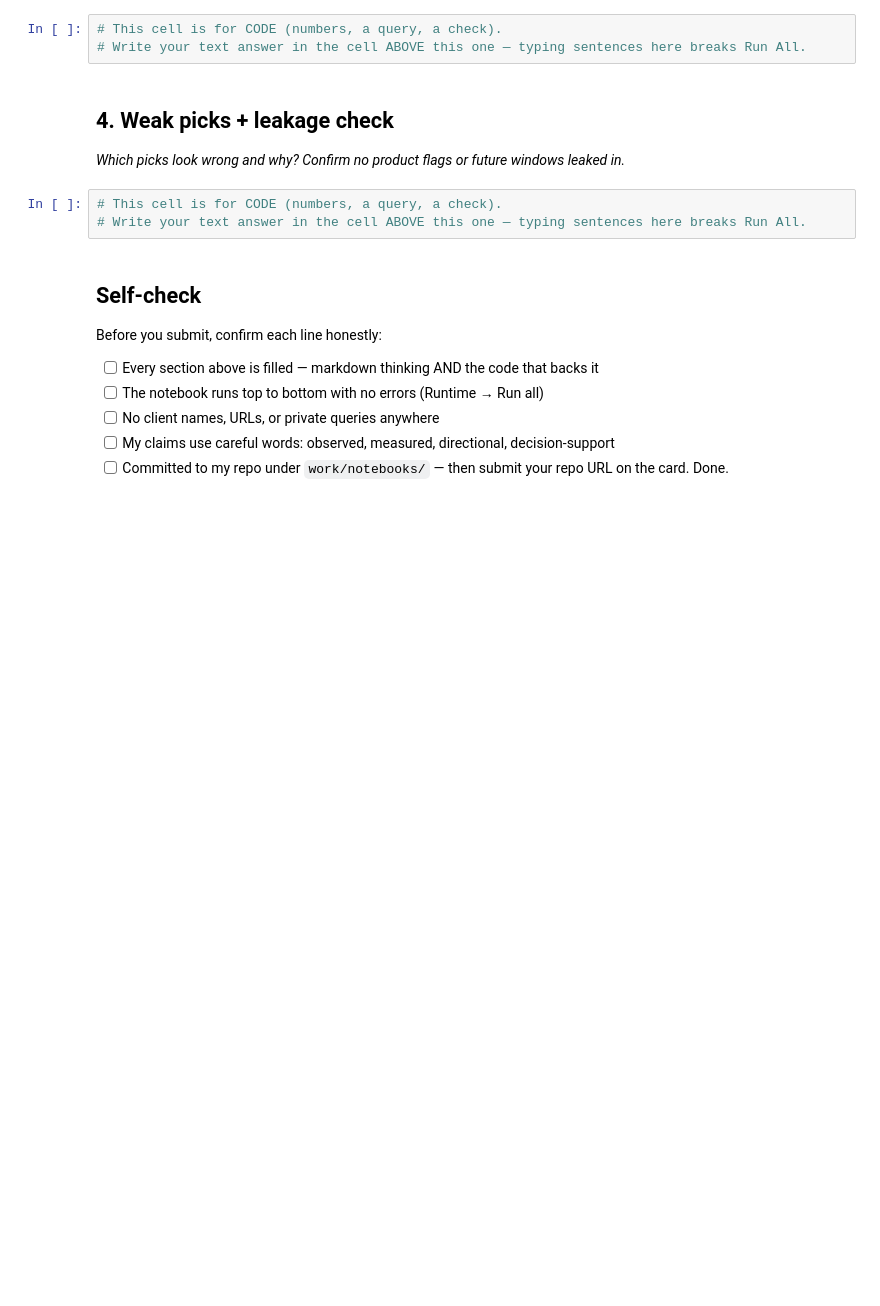
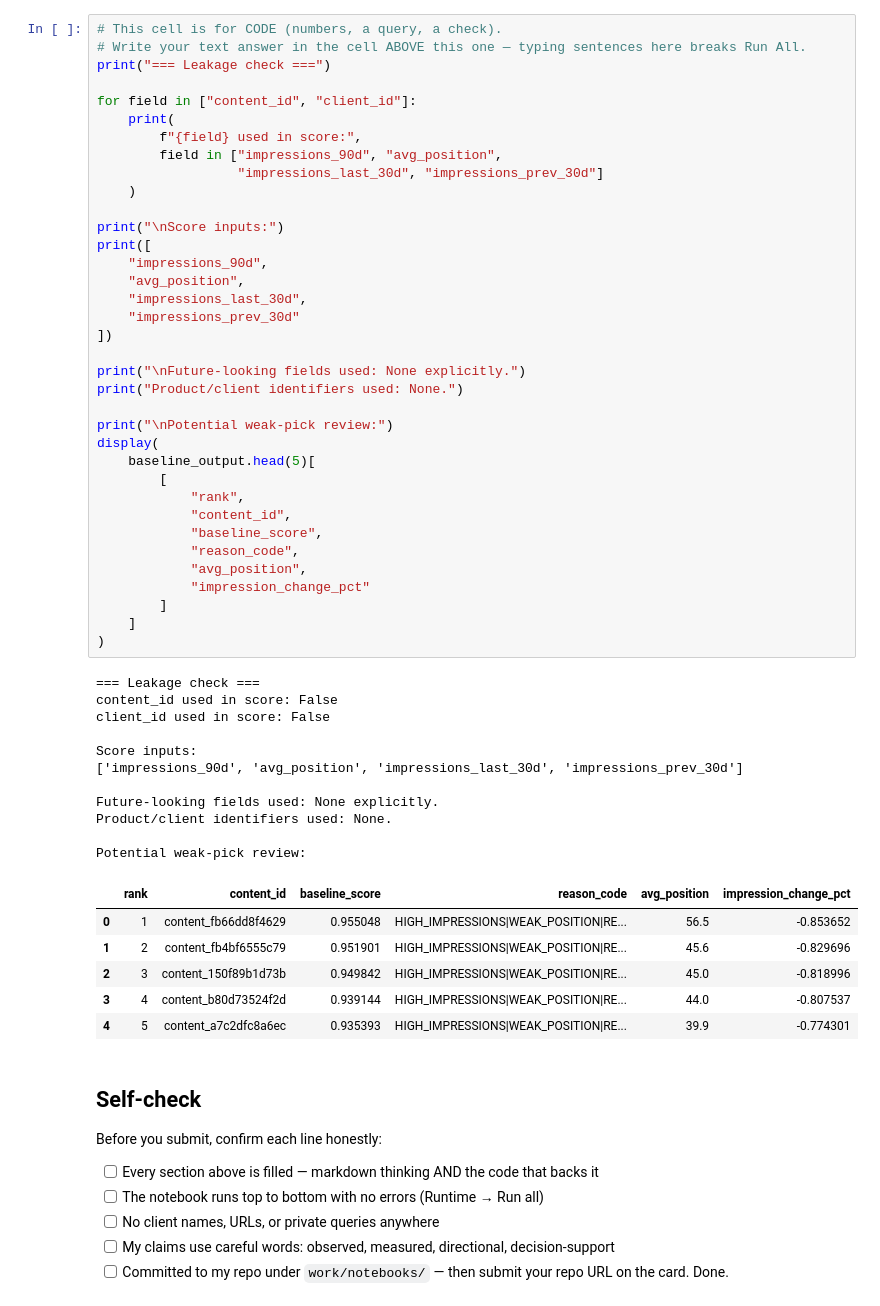
Before and after one commit to Utsabsinha19/flyrank-ml-internship, a Jupyter notebook: work/notebooks/w04_baseline_score.ipynb, the cells around one changed output. Drawn from its saved outputs; the diff is of its cells as text; blank space fills up the shorter version.

```diff
--- a/work/notebooks/w04_baseline_score.ipynb
+++ b/work/notebooks/w04_baseline_score.ipynb
@@ -27,13 +209,57 @@ This skeleton is yours to fill. Work the sections **in order** — each one has
 # %%
 # This cell is for CODE (numbers, a query, a check).
 # Write your text answer in the cell ABOVE this one — typing sentences here breaks Run All.
+print("=== Leakage check ===")
+
+for field in ["content_id", "client_id"]:
+    print(
+        f"{field} used in score:",
+        field in ["impressions_90d", "avg_position",
+                  "impressions_last_30d", "impressions_prev_30d"]
+    )
+
+print("\nScore inputs:")
+print([
+    "impressions_90d",
+    "avg_position",
+    "impressions_last_30d",
+    "impressions_prev_30d"
+])
+
+print("\nFuture-looking fields used: None explicitly.")
+print("Product/client identifiers used: None.")
+
+print("\nPotential weak-pick review:")
+display(
+    baseline_output.head(5)[
+        [
+            "rank",
+            "content_id",
+            "baseline_score",
+            "reason_code",
+            "avg_position",
+            "impression_change_pct"
+        ]
+    ]
+)
+# %% [output]
+=== Leakage check ===
+content_id used in score: False
+client_id used in score: False
+
+Score inputs:
+['impressions_90d', 'avg_position', 'impressions_last_30d', 'impressions_prev_30d']
+
+Future-looking fields used: None explicitly.
+Product/client identifiers used: None.
+
+Potential weak-pick review:
+|  | rank | content_id | baseline_score | reason_code | avg_position | impression_change_pct |
+| 0 | 1 | content_fb66dd8f4629 | 0.955048 | HIGH_IMPRESSIONS|WEAK_POSITION|RE... | 56.5 | -0.853652 |
+| 1 | 2 | content_fb4bf6555c79 | 0.951901 | HIGH_IMPRESSIONS|WEAK_POSITION|RE... | 45.6 | -0.829696 |
+| 2 | 3 | content_150f89b1d73b | 0.949842 | HIGH_IMPRESSIONS|WEAK_POSITION|RE... | 45.0 | -0.818996 |
+| 3 | 4 | content_b80d73524f2d | 0.939144 | HIGH_IMPRESSIONS|WEAK_POSITION|RE... | 44.0 | -0.807537 |
+| 4 | 5 | content_a7c2dfc8a6ec | 0.935393 | HIGH_IMPRESSIONS|WEAK_POSITION|RE... | 39.9 | -0.774301 |
-# %% [markdown]
-## 4. Weak picks + leakage check
-
-*Which picks look wrong and why? Confirm no product flags or future windows leaked in.*
-# %%
-# This cell is for CODE (numbers, a query, a check).
-# Write your text answer in the cell ABOVE this one — typing sentences here breaks Run All.
 # %% [markdown]
 ## Self-check
 
```
Also changed, not shown: parts of 10 cells of this notebook.
